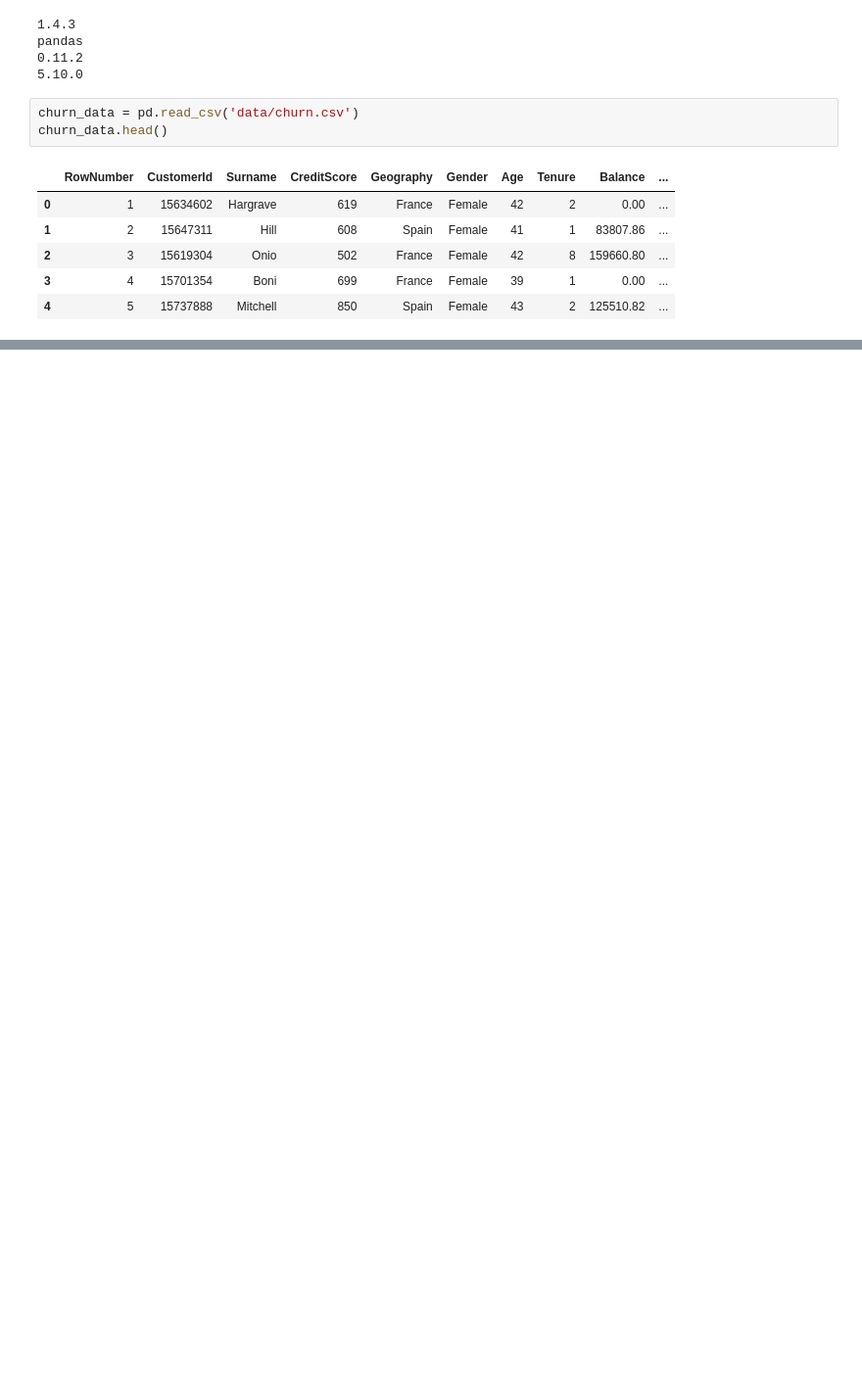
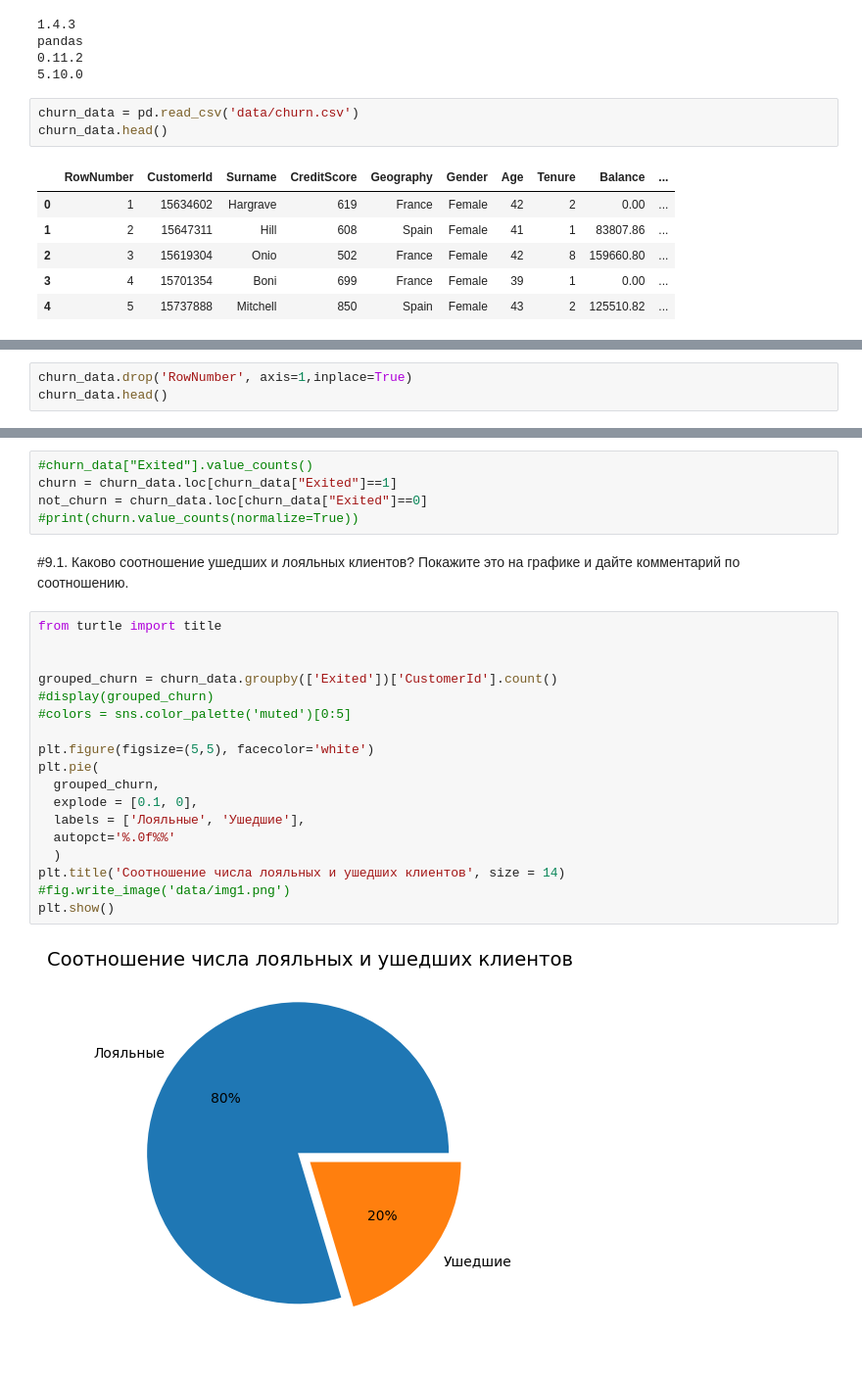
Before and after one commit to kdunaev-a10/SkillFactory-DTS, a Jupyter notebook: module-python/module13/python-13-9.ipynb, the cells around one changed output, grey strips where cells are left out. Shown at 98% size. Cells and saved outputs as stored; diff of their text form; blank space fills up the shorter version.

```diff
--- a/module-python/module13/python-13-9.ipynb
+++ b/module-python/module13/python-13-9.ipynb
@@ -34,0 +76,3 @@ churn_data.head()
+# %%
+churn_data.drop('RowNumber', axis=1,inplace=True)
+churn_data.head()
@@ -34,0 +108,27 @@ churn_data.head()
+# %%
+#churn_data["Exited"].value_counts()
+churn = churn_data.loc[churn_data["Exited"]==1]
+not_churn = churn_data.loc[churn_data["Exited"]==0]
+#print(churn.value_counts(normalize=True))
+# %% [markdown]
+#9.1. Каково соотношение ушедших и лояльных клиентов? Покажите это на графике и дайте комментарий по соотношению.
+# %%
+from turtle import title
+
+
+grouped_churn = churn_data.groupby(['Exited'])['CustomerId'].count()
+#display(grouped_churn)
+#сolors = sns.color_palette('muted')[0:5]
+
+plt.figure(figsize=(5,5), facecolor='white')
+plt.pie(
+  grouped_churn,
+  explode = [0.1, 0],
+  labels = ['Лояльные', 'Ушедшие'],
+  autopct='%.0f%%'
+  )
+plt.title('Соотношение числа лояльных и ушедших клиентов', size = 14)
+#fig.write_image('data/img1.png')
+plt.show()
+# %% [output]
+[figure, added]
```
Also changed, not shown: parts of 35 cells of this notebook, 1 other file.
